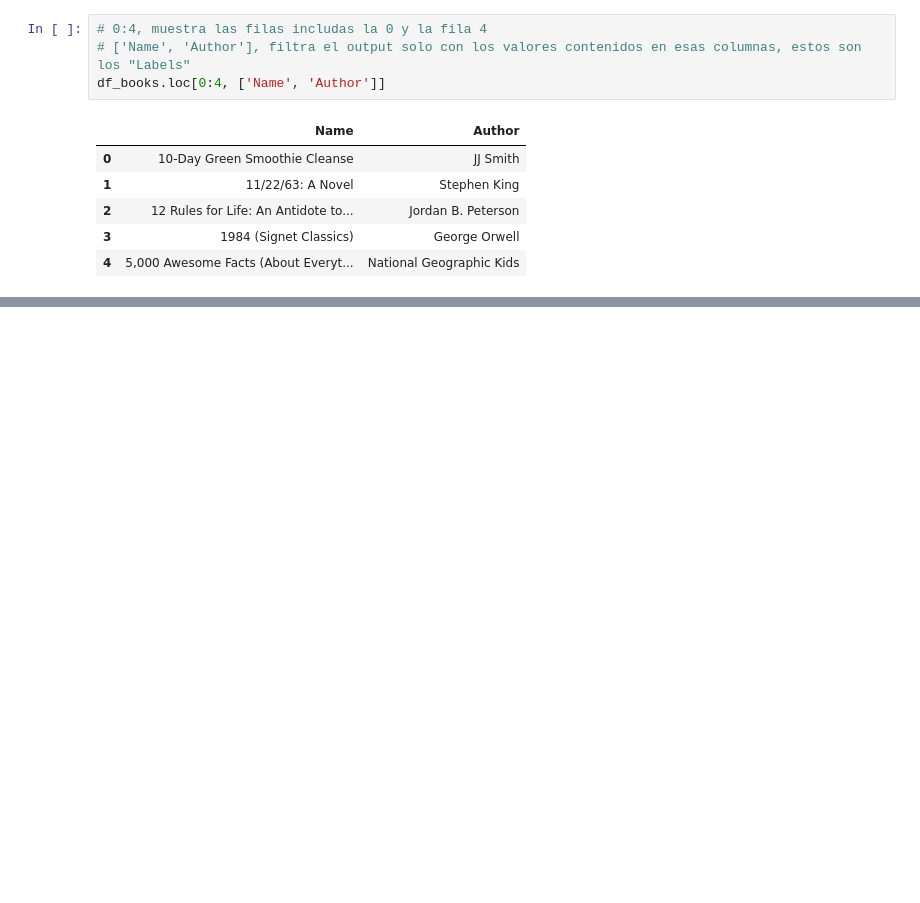
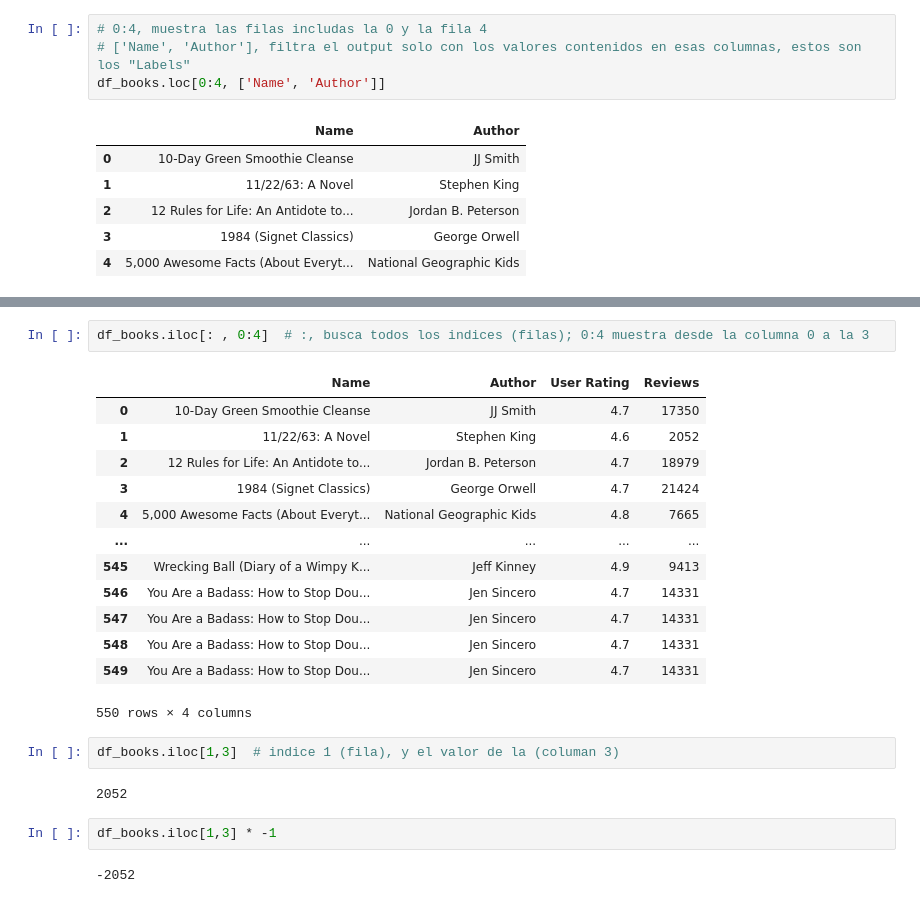
Before and after one commit to AngelDHackerman/fullDataSciencePath, a Jupyter notebook: curso_basico_manipulacion_transformacion_pandas_numpy/pandas/iloc_loc.ipynb, the cells around one changed output, grey strips where cells are left out. Saved outputs shown, nothing was run; the diff lists cells and outputs as text; blank space fills up the shorter version.

Commit message:
usando iloc[] en pandas

```diff
--- a/curso_basico_manipulacion_transformacion_pandas_numpy/pandas/iloc_loc.ipynb
+++ b/curso_basico_manipulacion_transformacion_pandas_numpy/pandas/iloc_loc.ipynb
@@ -72,0 +139,24 @@ df_books.loc[0:4, ['Name', 'Author']]
+# %%
+df_books.iloc[: , 0:4]  # :, busca todos los indices (filas); 0:4 muestra desde la columna 0 a la 3
+# %% [output]
+|  | Name | Author | User Rating | Reviews |
+| 0 | 10-Day Green Smoothie Cleanse | JJ Smith | 4.7 | 17350 |
+| 1 | 11/22/63: A Novel | Stephen King | 4.6 | 2052 |
+| 2 | 12 Rules for Life: An Antidote to... | Jordan B. Peterson | 4.7 | 18979 |
+| 3 | 1984 (Signet Classics) | George Orwell | 4.7 | 21424 |
+| 4 | 5,000 Awesome Facts (About Everyt... | National Geographic Kids | 4.8 | 7665 |
+| ... | ... | ... | ... | ... |
+| 545 | Wrecking Ball (Diary of a Wimpy K... | Jeff Kinney | 4.9 | 9413 |
+| 546 | You Are a Badass: How to Stop Dou... | Jen Sincero | 4.7 | 14331 |
+| 547 | You Are a Badass: How to Stop Dou... | Jen Sincero | 4.7 | 14331 |
+| 548 | You Are a Badass: How to Stop Dou... | Jen Sincero | 4.7 | 14331 |
+| 549 | You Are a Badass: How to Stop Dou... | Jen Sincero | 4.7 | 14331 |
+550 rows × 4 columns
+# %%
+df_books.iloc[1,3]  # indice 1 (fila), y el valor de la (columan 3)
+# %% [output]
+2052
+# %%
+df_books.iloc[1,3] * -1
+# %% [output]
+-2052
```
Also changed, not shown: parts of 8 cells of this notebook.
